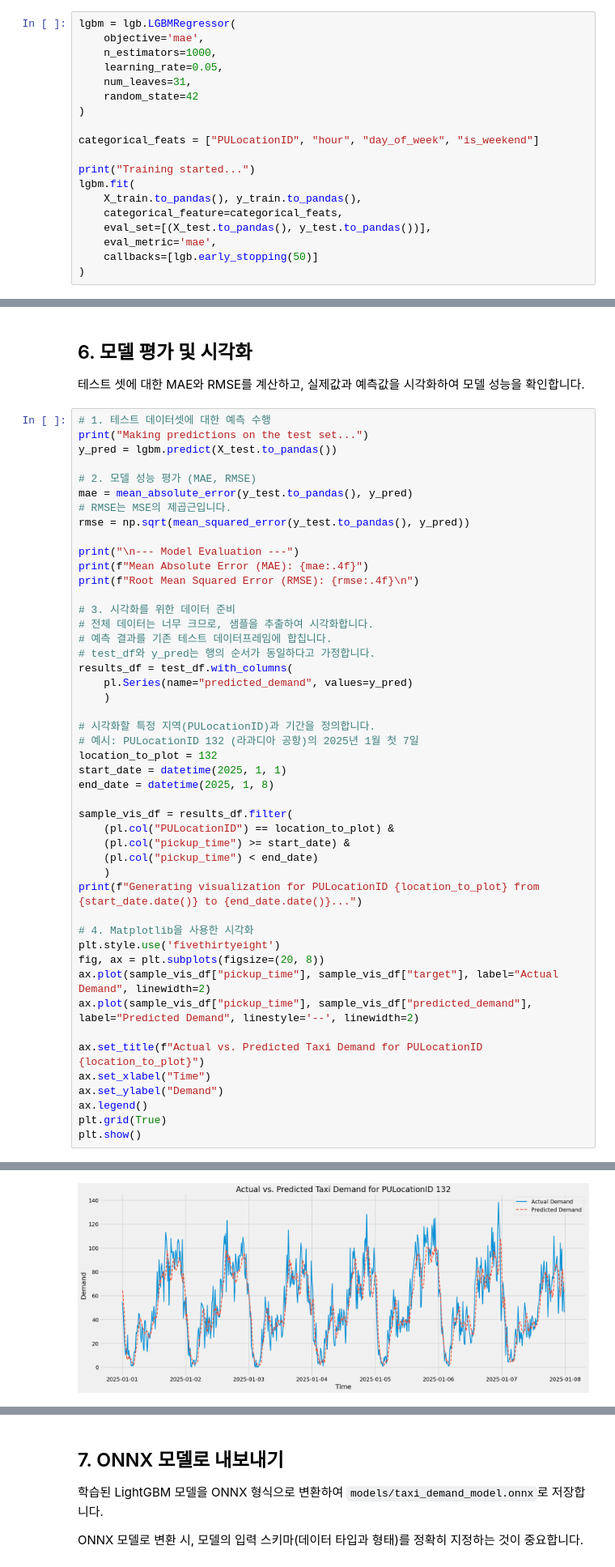
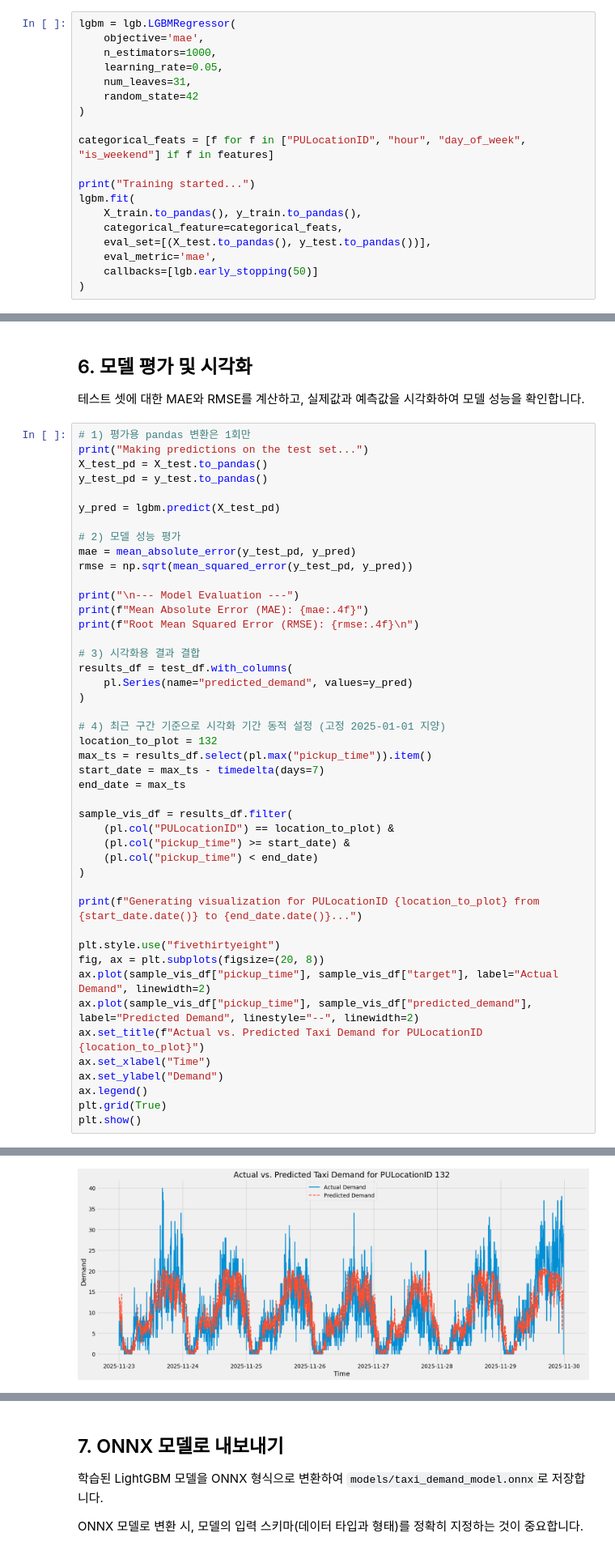
Before and after one commit to YBIGTA/27th-DE-WinterProject, a Jupyter notebook: model/notebooks/02_feature_engineering_and_train.ipynb, the cells around one changed output, grey strips where cells are left out. Shown at 81% size. Cells and saved outputs as stored; diff of their text form.

```diff
--- a/model/notebooks/02_feature_engineering_and_train.ipynb
+++ b/model/notebooks/02_feature_engineering_and_train.ipynb
@@ -100,7 +138,7 @@ lgbm = lgb.LGBMRegressor(
     random_state=42
 )
 
-categorical_feats = ["PULocationID", "hour", "day_of_week", "is_weekend"]
+categorical_feats = [f for f in ["PULocationID", "hour", "day_of_week", "is_weekend"] if f in features]
 
 print("Training started...")
 lgbm.fit(
@@ -129,46 +167,44 @@ LGBMRegressor(learning_rate=0.05, n_estimators=1000, objective='mae',
 
 테스트 셋에 대한 MAE와 RMSE를 계산하고, 실제값과 예측값을 시각화하여 모델 성능을 확인합니다.
 # %%
-# 1. 테스트 데이터셋에 대한 예측 수행
+# 1) 평가용 pandas 변환은 1회만
 print("Making predictions on the test set...")
-y_pred = lgbm.predict(X_test.to_pandas())
+X_test_pd = X_test.to_pandas()
+y_test_pd = y_test.to_pandas()
 
-# 2. 모델 성능 평가 (MAE, RMSE)
-mae = mean_absolute_error(y_test.to_pandas(), y_pred)
-# RMSE는 MSE의 제곱근입니다.
-rmse = np.sqrt(mean_squared_error(y_test.to_pandas(), y_pred))
+y_pred = lgbm.predict(X_test_pd)
+
+# 2) 모델 성능 평가
+mae = mean_absolute_error(y_test_pd, y_pred)
+rmse = np.sqrt(mean_squared_error(y_test_pd, y_pred))
 
 print("\n--- Model Evaluation ---")
 print(f"Mean Absolute Error (MAE): {mae:.4f}")
 print(f"Root Mean Squared Error (RMSE): {rmse:.4f}\n")
 
-# 3. 시각화를 위한 데이터 준비
-# 전체 데이터는 너무 크므로, 샘플을 추출하여 시각화합니다.
-# 예측 결과를 기존 테스트 데이터프레임에 합칩니다.
-# test_df와 y_pred는 행의 순서가 동일하다고 가정합니다.
+# 3) 시각화용 결과 결합
 results_df = test_df.with_columns(
     pl.Series(name="predicted_demand", values=y_pred)
-    )
+)
 
-# 시각화할 특정 지역(PULocationID)과 기간을 정의합니다.
-# 예시: PULocationID 132 (라과디아 공항)의 2025년 1월 첫 7일
+# 4) 최근 구간 기준으로 시각화 기간 동적 설정 (고정 2025-01-01 지양)
 location_to_plot = 132
-start_date = datetime(2025, 1, 1)
-end_date = datetime(2025, 1, 8)
+max_ts = results_df.select(pl.max("pickup_time")).item()
+start_date = max_ts - timedelta(days=7)
+end_date = max_ts
 
 sample_vis_df = results_df.filter(
     (pl.col("PULocationID") == location_to_plot) &
     (pl.col("pickup_time") >= start_date) &
     (pl.col("pickup_time") < end_date)
-    )
+)
+
 print(f"Generating visualization for PULocationID {location_to_plot} from {start_date.date()} to {end_date.date()}...")
 
-# 4. Matplotlib을 사용한 시각화
-plt.style.use('fivethirtyeight')
+plt.style.use("fivethirtyeight")
 fig, ax = plt.subplots(figsize=(20, 8))
 ax.plot(sample_vis_df["pickup_time"], sample_vis_df["target"], label="Actual Demand", linewidth=2)
-ax.plot(sample_vis_df["pickup_time"], sample_vis_df["predicted_demand"], label="Predicted Demand", linestyle='--', linewidth=2)
-
+ax.plot(sample_vis_df["pickup_time"], sample_vis_df["predicted_demand"], label="Predicted Demand", linestyle="--", linewidth=2)
 ax.set_title(f"Actual vs. Predicted Taxi Demand for PULocationID {location_to_plot}")
 ax.set_xlabel("Time")
 ax.set_ylabel("Demand")
@@ -186 +222 @@ Generating visualization for PULocationID 132 from 2025-01-01 to 2025-01-08...
-[figure, old version]
+[figure, new version]
```
Also changed, not shown: parts of 13 cells of this notebook, 2 other files.
